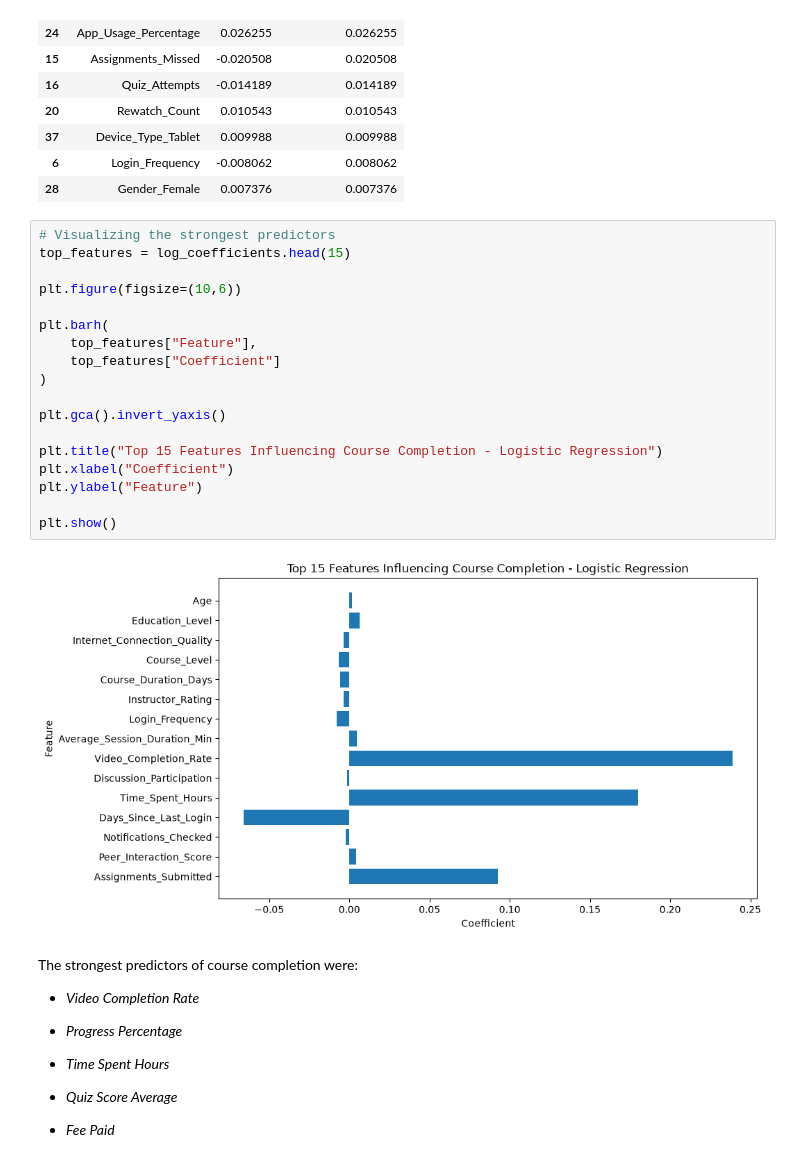
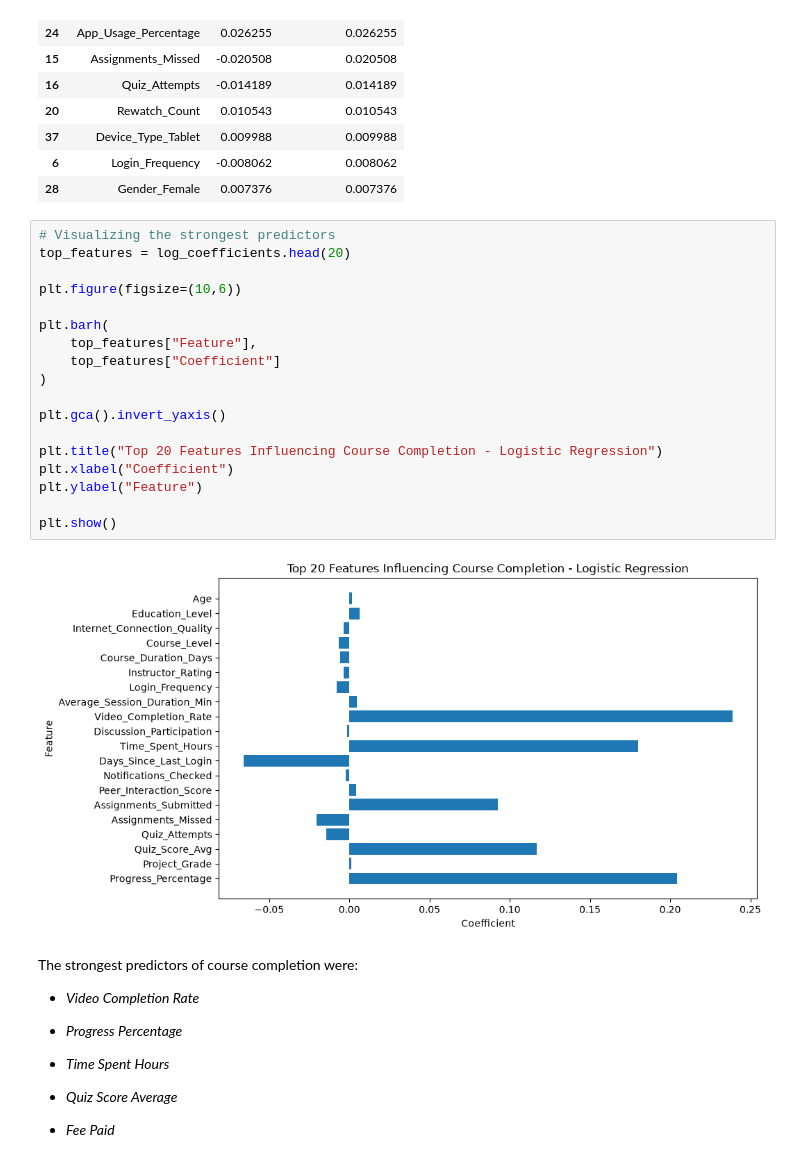
Before and after one commit to Njeri-Kiarie/Student_Online_Course_Completion_System, a Jupyter notebook: course_completion.ipynb, the cells around one changed output. Drawn from its saved outputs; the diff is of its cells as text.

```diff
--- a/course_completion.ipynb
+++ b/course_completion.ipynb
@@ -1330,24 +1330,24 @@ lr_coefficients.head(15)
 | 28 | Gender_Female | 0.007376 | 0.007376 |
 # %%
 # Visualizing the strongest predictors
-top_features = log_coefficients.head(15)
+top_features = log_coefficients.head(20)
 
 plt.figure(figsize=(10,6))
 
 plt.barh(
     top_features["Feature"],
     top_features["Coefficient"]
 )
 
 plt.gca().invert_yaxis()
 
-plt.title("Top 15 Features Influencing Course Completion - Logistic Regression")
+plt.title("Top 20 Features Influencing Course Completion - Logistic Regression")
 plt.xlabel("Coefficient")
 plt.ylabel("Feature")
 
 plt.show()
 # %% [output]
-[figure, old version]
+[figure, new version]
 # %% [markdown]
 The strongest predictors of course completion were:
 
```
Also changed, not shown: parts of 2 cells of this notebook.
